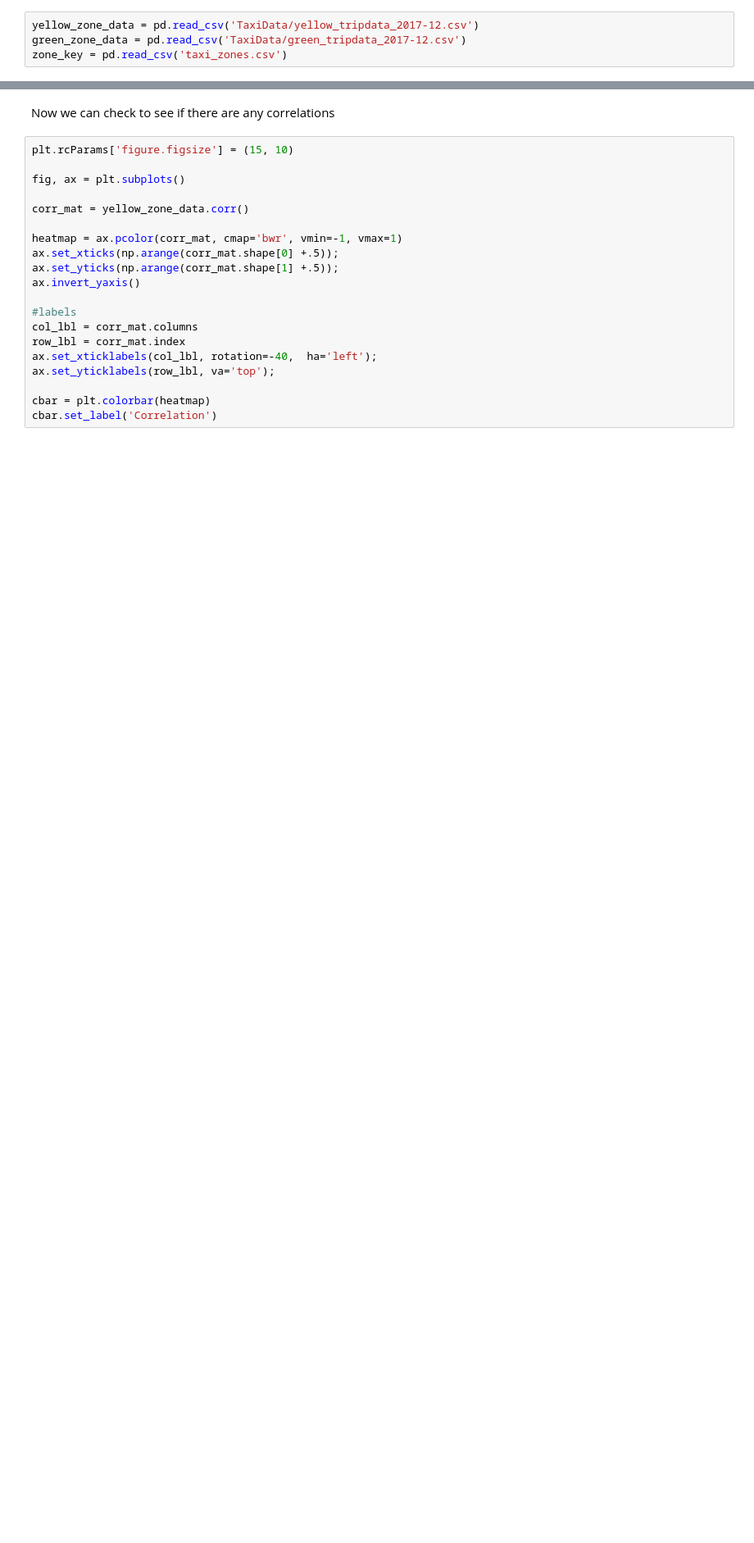
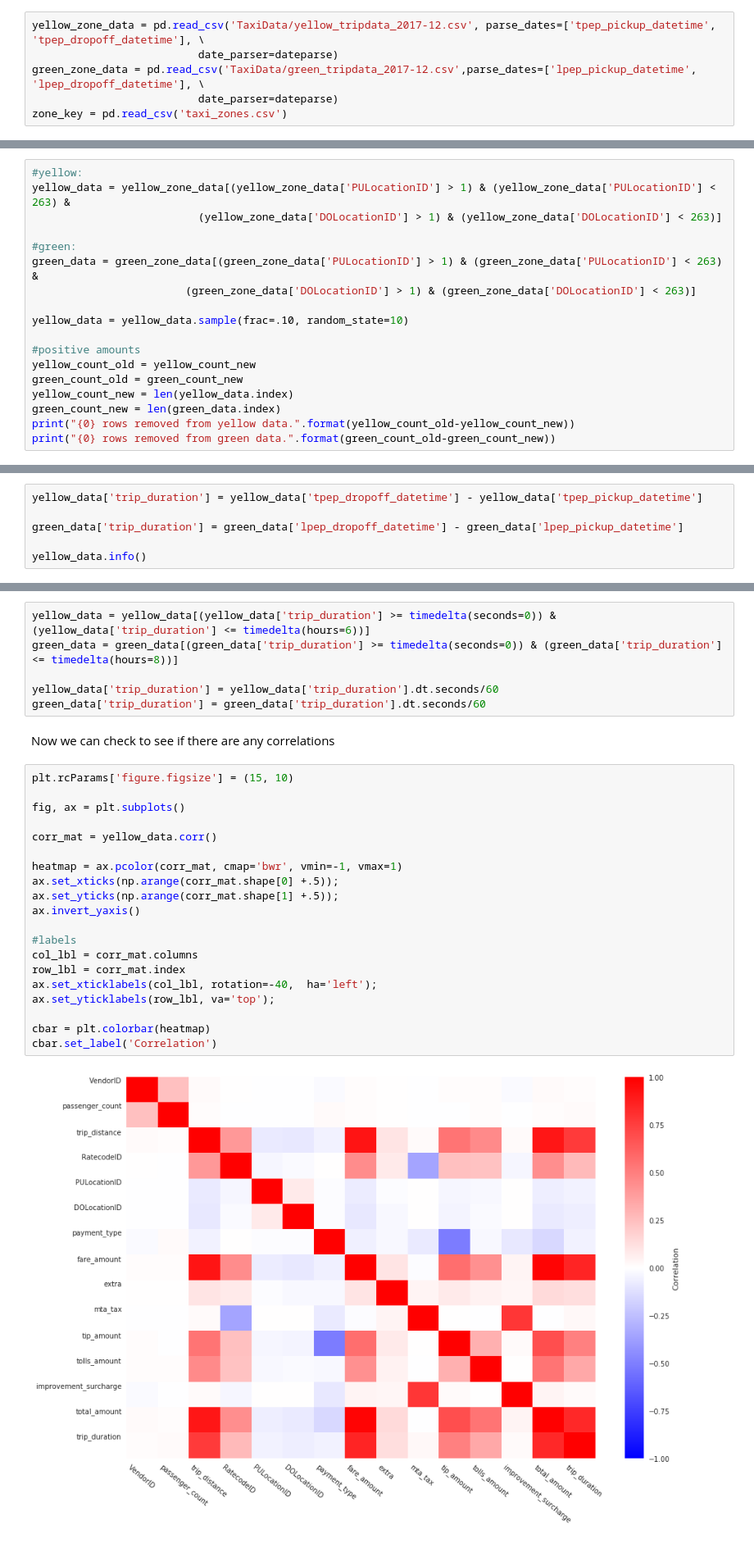
Before and after one commit to agentturbo1/Crazy-Taxi-IRL, a Jupyter notebook: Milestone, Exploration and Data Acquisition.ipynb, the cells around one changed output, grey strips where cells are left out. Shown at 82% size. Cells and saved outputs as stored; diff of their text form; blank space fills up the shorter version.

```diff
--- a/Milestone, Exploration and Data Acquisition.ipynb
+++ b/Milestone, Exploration and Data Acquisition.ipynb
@@ -463,8 +490,10 @@ plt.colorbar(heatmap)
 # %% [markdown]
 Okay, let's try something different. The New York City Taxi and Limo Comission now classifies the pickups and dropoffs by neighborhood, or zone instead of using coordinates. This is shown below ![zonemap.png](attachment:zonemap.png) These can be used to find stronger correlations, as the pickup and dropoff latitudes and longitudes are approximately the same in such a small physical area.
 # %%
-yellow_zone_data = pd.read_csv('TaxiData/yellow_tripdata_2017-12.csv')
-green_zone_data = pd.read_csv('TaxiData/green_tripdata_2017-12.csv')
+yellow_zone_data = pd.read_csv('TaxiData/yellow_tripdata_2017-12.csv', parse_dates=['tpep_pickup_datetime', 'tpep_dropoff_datetime'], \
+                          date_parser=dateparse)
+green_zone_data = pd.read_csv('TaxiData/green_tripdata_2017-12.csv',parse_dates=['lpep_pickup_datetime', 'lpep_dropoff_datetime'], \
+                          date_parser=dateparse)
 zone_key = pd.read_csv('taxi_zones.csv')
 # %%
 yellow_zone_data.head()
@@ -493,0 +547,18 @@ print("{0} rows removed from green data.".format(green_count_old-green_count_new
+# %%
+#yellow:
+yellow_data = yellow_zone_data[(yellow_zone_data['PULocationID'] > 1) & (yellow_zone_data['PULocationID'] < 263) &
+                          (yellow_zone_data['DOLocationID'] > 1) & (yellow_zone_data['DOLocationID'] < 263)]
+
+#green:
+green_data = green_zone_data[(green_zone_data['PULocationID'] > 1) & (green_zone_data['PULocationID'] < 263) &
+                        (green_zone_data['DOLocationID'] > 1) & (green_zone_data['DOLocationID'] < 263)]
+
+yellow_data = yellow_data.sample(frac=.10, random_state=10)
+
+#positive amounts
+yellow_count_old = yellow_count_new
+green_count_old = green_count_new
+yellow_count_new = len(yellow_data.index)
+green_count_new = len(green_data.index)
+print("{0} rows removed from yellow data.".format(yellow_count_old-yellow_count_new))
+print("{0} rows removed from green data.".format(green_count_old-green_count_new))
@@ -493,0 +568,6 @@ print("{0} rows removed from green data.".format(green_count_old-green_count_new
+# %%
+yellow_data['trip_duration'] = yellow_data['tpep_dropoff_datetime'] - yellow_data['tpep_pickup_datetime']
+
+green_data['trip_duration'] = green_data['lpep_dropoff_datetime'] - green_data['lpep_pickup_datetime']
+
+yellow_data.info()
@@ -494,22 +597,30 @@ print("{0} rows removed from green data.".format(green_count_old-green_count_new
+# %%
+yellow_data = yellow_data[(yellow_data['trip_duration'] >= timedelta(seconds=0)) & (yellow_data['trip_duration'] <= timedelta(hours=6))]
+green_data = green_data[(green_data['trip_duration'] >= timedelta(seconds=0)) & (green_data['trip_duration'] <= timedelta(hours=8))]
+
+yellow_data['trip_duration'] = yellow_data['trip_duration'].dt.seconds/60
+green_data['trip_duration'] = green_data['trip_duration'].dt.seconds/60
 # %% [markdown]
 Now we can check to see if there are any correlations
 # %%
 plt.rcParams['figure.figsize'] = (15, 10)
 
 fig, ax = plt.subplots()
 
-corr_mat = yellow_zone_data.corr()
+corr_mat = yellow_data.corr()
 
 heatmap = ax.pcolor(corr_mat, cmap='bwr', vmin=-1, vmax=1)
 ax.set_xticks(np.arange(corr_mat.shape[0] +.5));
 ax.set_yticks(np.arange(corr_mat.shape[1] +.5));
 ax.invert_yaxis()
 
 #labels
 col_lbl = corr_mat.columns
 row_lbl = corr_mat.index
 ax.set_xticklabels(col_lbl, rotation=-40,  ha='left');
 ax.set_yticklabels(row_lbl, va='top');
 
 cbar = plt.colorbar(heatmap)
 cbar.set_label('Correlation')
+# %% [output]
+[figure, added]
```
Also changed, not shown: parts of 23 cells of this notebook.
